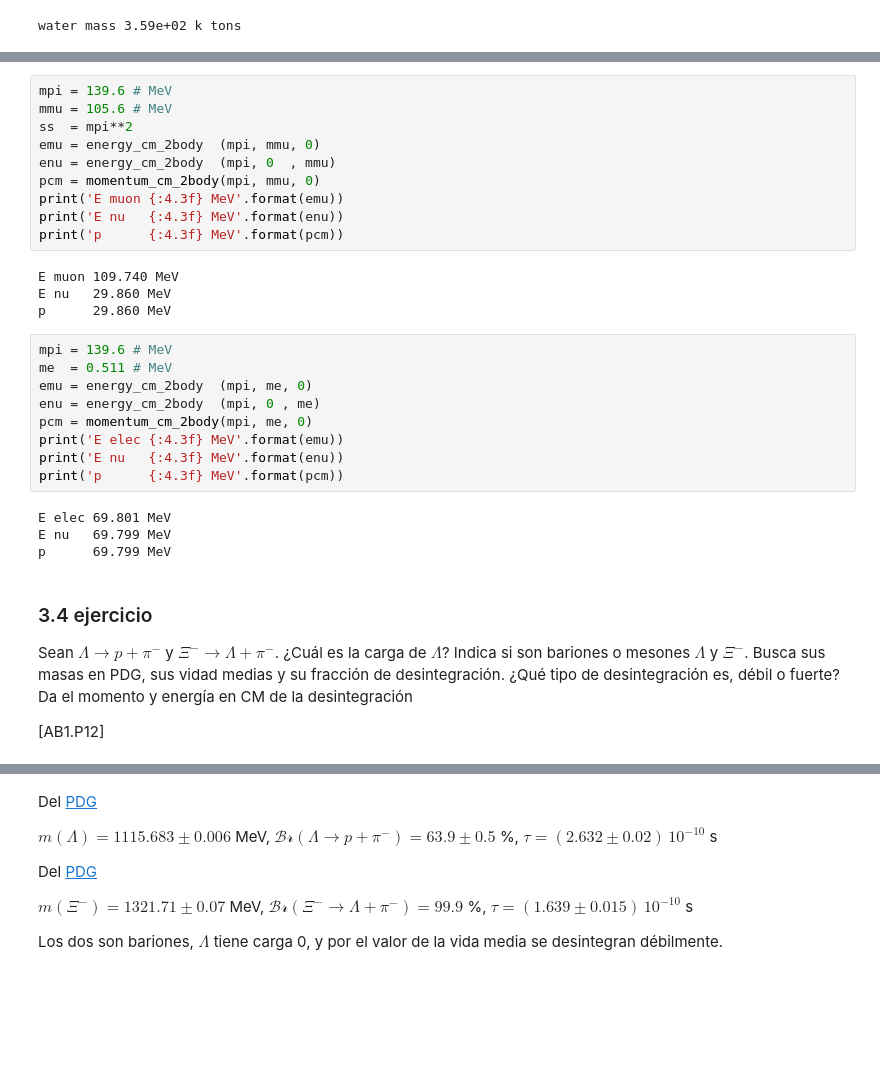
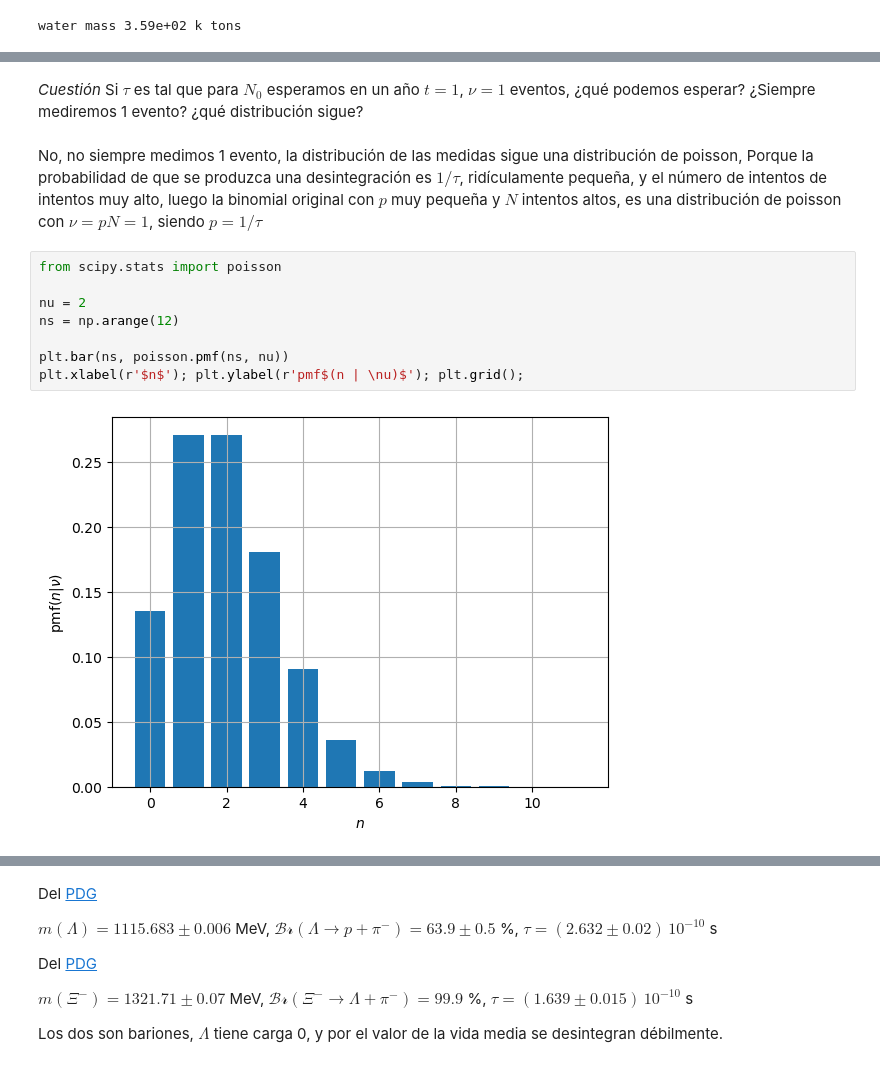
Before and after one commit to jahernando/USC-FNyP, a Jupyter notebook: _sources/notebooks/problemas-prel.ipynb, the cells around one changed output, grey strips where cells are left out. Cells and saved outputs as stored; diff of their text form; blank space fills up the shorter version.

```diff
--- a/_sources/notebooks/problemas-prel.ipynb
+++ b/_sources/notebooks/problemas-prel.ipynb
@@ -520,33 +131,15 @@ Calcula la energía y momento de las partículas finales en el CM en la desinteg
-# %%
-mpi = 139.6 # MeV
-mmu = 105.6 # MeV
-ss  = mpi**2
-emu = energy_cm_2body  (mpi, mmu, 0)
-enu = energy_cm_2body  (mpi, 0  , mmu)
-pcm = momentum_cm_2body(mpi, mmu, 0)
-print('E muon {:4.3f} MeV'.format(emu))
-print('E nu   {:4.3f} MeV'.format(enu))
-print('p      {:4.3f} MeV'.format(pcm))
-# %% [output]
-E muon 109.740 MeV
-E nu   29.860 MeV
-p      29.860 MeV
-# %%
-mpi = 139.6 # MeV
-me  = 0.511 # MeV
-emu = energy_cm_2body  (mpi, me, 0)
-enu = energy_cm_2body  (mpi, 0 , me)
-pcm = momentum_cm_2body(mpi, me, 0)
-print('E elec {:4.3f} MeV'.format(emu))
-print('E nu   {:4.3f} MeV'.format(enu))
-print('p      {:4.3f} MeV'.format(pcm))
-# %% [output]
-E elec 69.801 MeV
-E nu   69.799 MeV
-p      69.799 MeV
-# %% [markdown]
-### 3.4 ejercicio
-
-Sean $\Lambda \to p + \pi^-$ y $\Xi^- \to \Lambda + \pi^-$. ¿Cuál es la carga de $\Lambda$? Indica si son bariones o mesones $\Lambda$ y $\Xi^-$. Busca sus masas en PDG, sus vidad medias y su fracción de desintegración. ¿Qué tipo de desintegración es, débil o fuerte? Da el momento y energía en CM de la desintegración
-
-[AB1.P12]
+# %% [markdown]
+*Cuestión* Si $\tau$ es tal que para $N_0$ esperamos en un año $t=1$, $\nu = 1$ eventos, ¿qué podemos esperar? ¿Siempre mediremos 1 evento? ¿qué distribución sigue?
+# %% [markdown]
+
+No, no siempre medimos 1 evento, la distribución de las medidas sigue una distribución de poisson, Porque la probabilidad de que se produzca una desintegración es $1/\tau$, ridículamente pequeña, y el número de intentos de intentos muy alto, luego la binomial original con $p$ muy pequeña y $N$ intentos altos, es una distribución de poisson con $\nu = p N = 1$, siendo $p = 1/\tau$
+# %%
+from scipy.stats import poisson
+
+nu = 2
+ns = np.arange(12)
+
+plt.bar(ns, poisson.pmf(ns, nu))
+plt.xlabel(r'$n$'); plt.ylabel(r'pmf$(n | \nu)$'); plt.grid();
+# %% [output]
+[figure, added]
```
Also changed, not shown: parts of 131 cells of this notebook, 29 other files.
